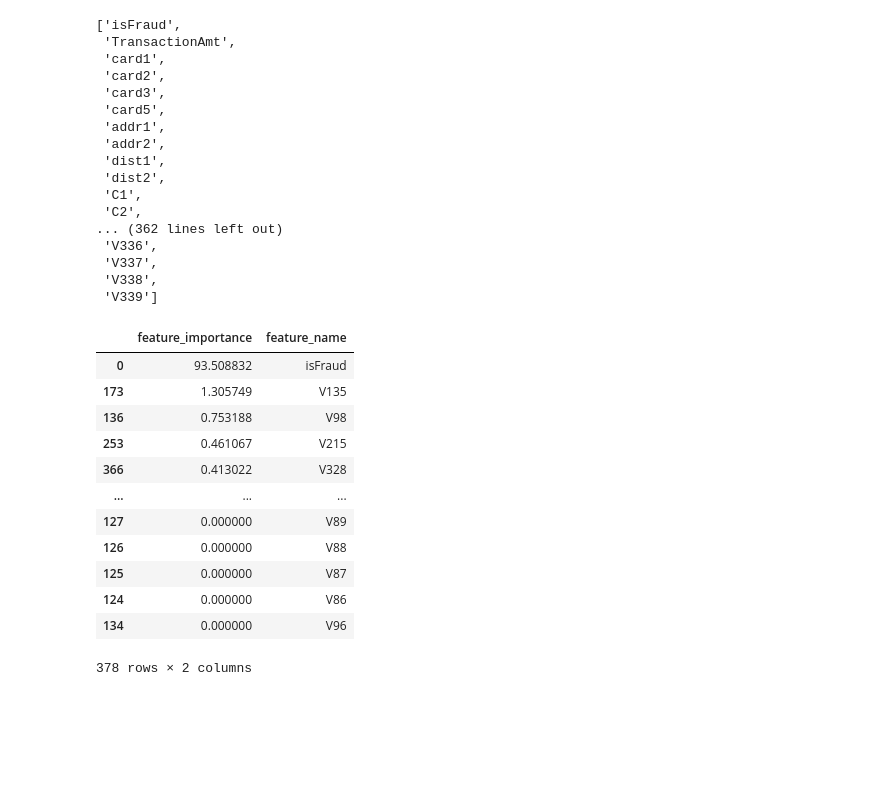
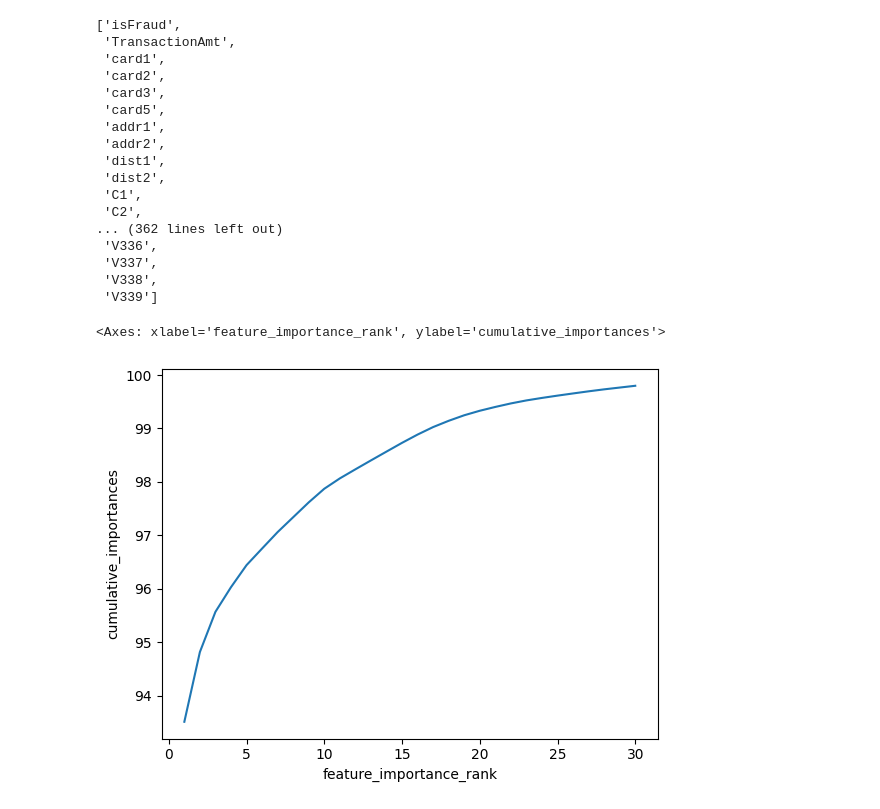
Before and after one commit to hakim-l/ieee-cis-fraud-detection, a Jupyter notebook: notebooks/03_lukman_eda.ipynb, the cells around one changed output. Cells and saved outputs as stored; diff of their text form; code cells hidden in the pictures; blank space fills up the shorter version.

Commit message:
fix x columns

```diff
--- a/notebooks/03_lukman_eda.ipynb
+++ b/notebooks/03_lukman_eda.ipynb
@@ -140,7 +140,7 @@ TARGET_COLUMN= 'isFraud'
 CATEGORICAL_COLUMNS= sampled_transactions.select_dtypes(include= 'string[pyarrow]').columns.tolist()
 NUMERICAL_COLUMNS= [
     col for col in sampled_transactions.select_dtypes(include= 'number').columns.tolist()
-    if col not in IDENTITY_COLUMNS + []
+    if col not in IDENTITY_COLUMNS + [TARGET_COLUMN]
 ]
 # %%
 NUMERICAL_COLUMNS
@@ -275,18 +275,23 @@ feature_importances_df.sort_values(
     inplace= True
     )
 
-feature_importances_df
+feature_importances_df['feature_importance_rank']= feature_importances_df['feature_importance'].rank(
+    method= 'first',
+    ascending= False
+)
+
+feature_importances_df['cumulative_importances']= feature_importances_df['feature_importance'].cumsum()
-# %% [output]
-|  | feature_importance | feature_name |
-| 0 | 93.508832 | isFraud |
-| 173 | 1.305749 | V135 |
-| 136 | 0.753188 | V98 |
-| 253 | 0.461067 | V215 |
-| 366 | 0.413022 | V328 |
-| ... | ... | ... |
-| 127 | 0.000000 | V89 |
-| 126 | 0.000000 | V88 |
-| 125 | 0.000000 | V87 |
-| 124 | 0.000000 | V86 |
-| 134 | 0.000000 | V96 |
-378 rows × 2 columns
+# %%
+import seaborn as sbn
+import matplotlib.pyplot as plt
+
+fig, ax= plt.subplots()
+sbn.lineplot(
+    data= feature_importances_df.head(30),
+    x= 'feature_importance_rank',
+    y= 'cumulative_importances',
+    ax= ax
+)
+# %% [output]
+<Axes: xlabel='feature_importance_rank', ylabel='cumulative_importances'>
+[figure, added]
```
Also changed, not shown: parts of 4 cells of this notebook.
